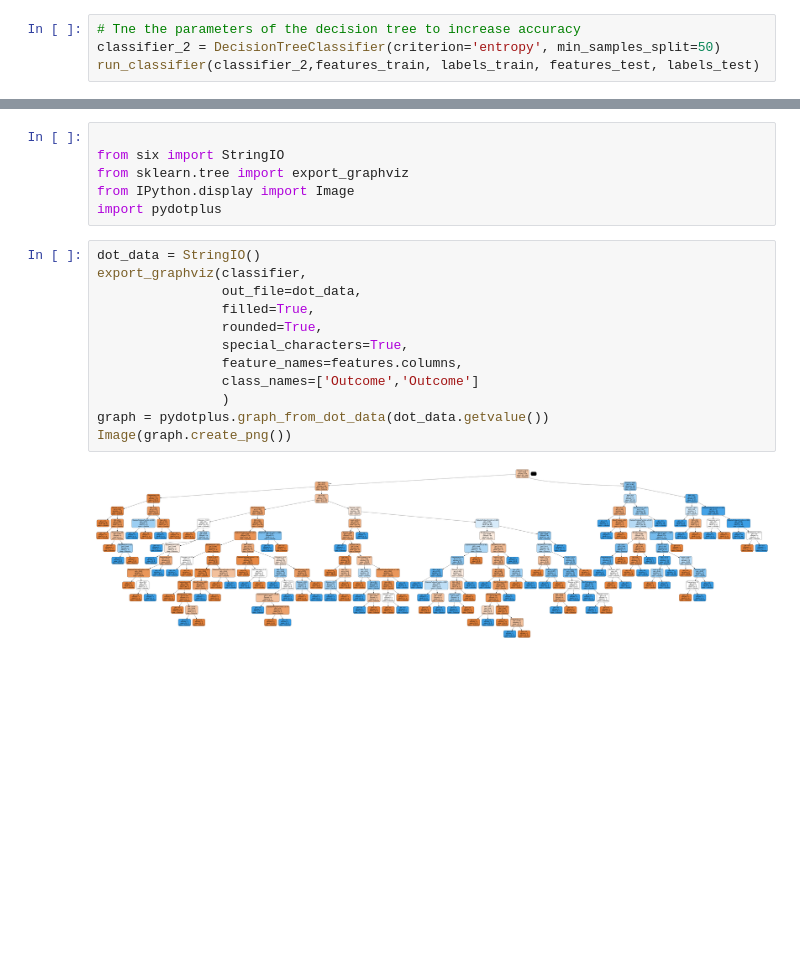
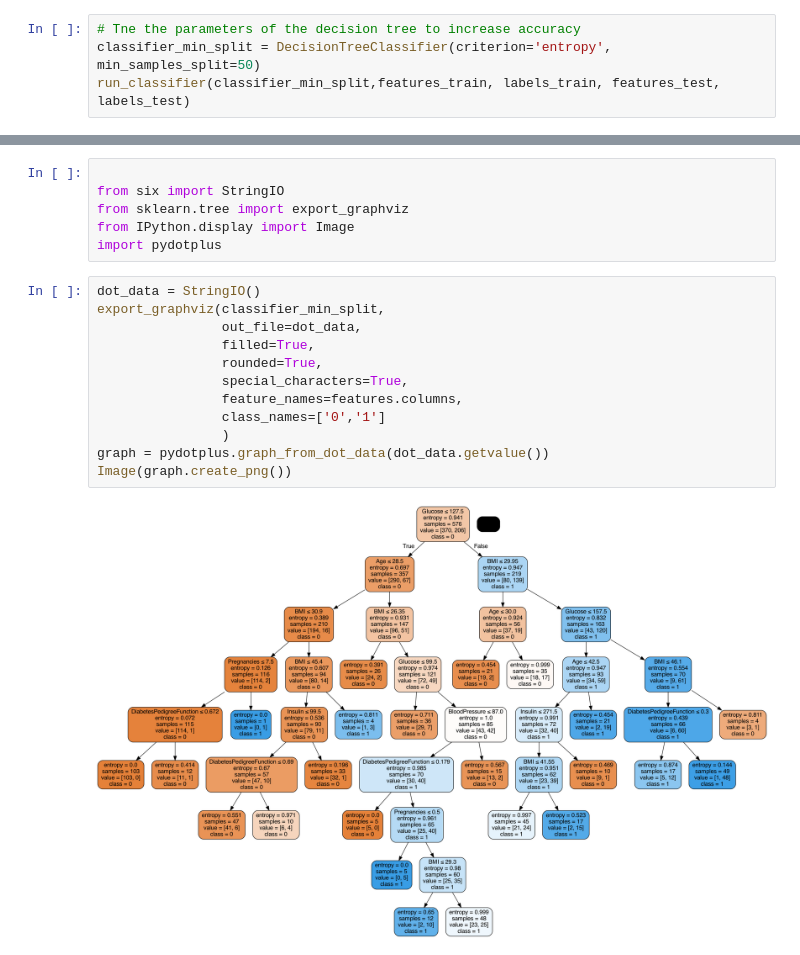
Before and after one commit to saradiazdelser/imlt-assignments, a Jupyter notebook: imlt-diabetes-dt.ipynb, the cells around one changed output, grey strips where cells are left out. Saved outputs shown, nothing was run; the diff lists cells and outputs as text; blank space fills up the shorter version.

Commit message:
changed classifier parameters

```diff
--- a/imlt-diabetes-dt.ipynb
+++ b/imlt-diabetes-dt.ipynb
@@ -228,7 +228,7 @@ Accuracy Score on train data: 0.6770833333333334
 # %%
 # Tne the parameters of the decision tree to increase accuracy
-classifier_2 = DecisionTreeClassifier(criterion='entropy', min_samples_split=50)
-run_classifier(classifier_2,features_train, labels_train, features_test, labels_test)
+classifier_min_split = DecisionTreeClassifier(criterion='entropy', min_samples_split=50)
+run_classifier(classifier_min_split,features_train, labels_train, features_test, labels_test)
 # %% [output]
 Accuracy Score on train data: 0.8246527777777778
 Accuracy Score on train data: 0.75
@@ -242,15 +242,15 @@ from IPython.display import Image
 import pydotplus
 # %%
 dot_data = StringIO()
-export_graphviz(classifier,
+export_graphviz(classifier_min_split,
                 out_file=dot_data,
                 filled=True,
                 rounded=True,
                 special_characters=True,
                 feature_names=features.columns,
-                class_names=['Outcome','Outcome']
+                class_names=['0','1']
                 )
 graph = pydotplus.graph_from_dot_data(dot_data.getvalue())
 Image(graph.create_png())
 # %% [output]
-[figure, old version]
+[figure, new version]
```
Also changed, not shown: parts of 4 cells of this notebook, 1 other file.
